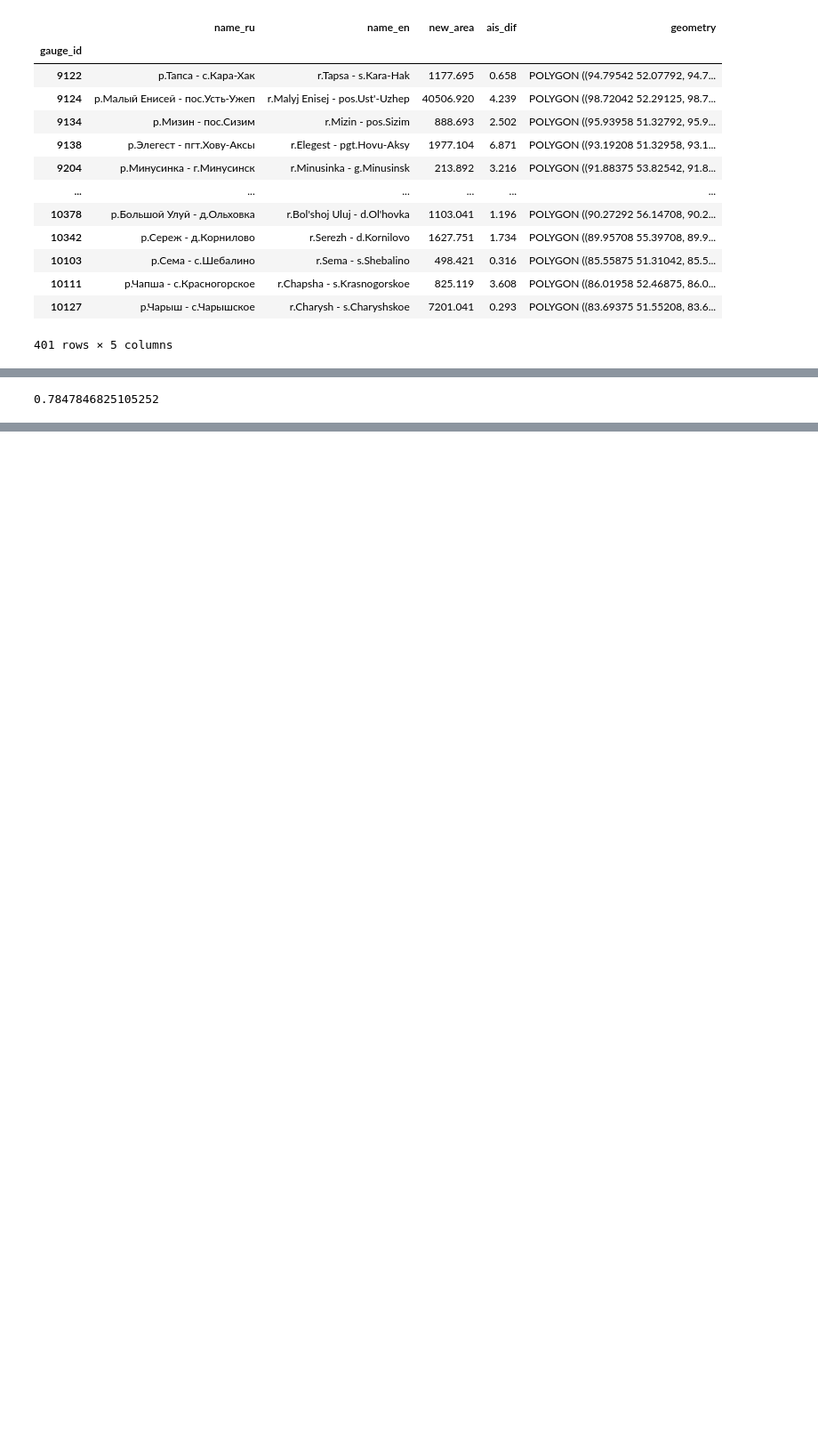
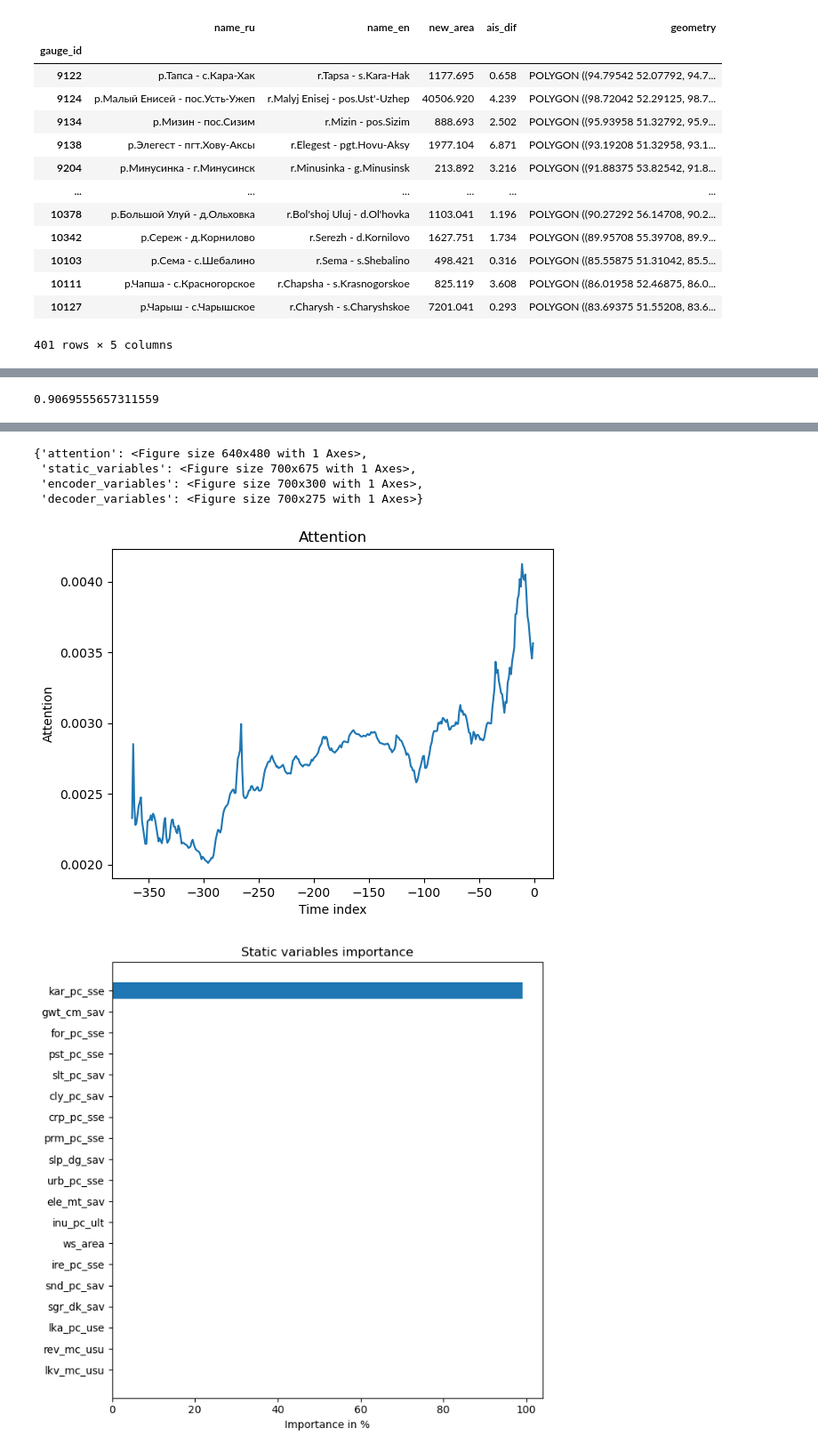
Before and after one commit to dmbrmv/my_dissertation, a Jupyter notebook: forecast/model_launch.ipynb, the cells around one changed output, grey strips where cells are left out. Shown at 89% size. Cells and saved outputs as stored; diff of their text form; code cells hidden in the pictures; blank space fills up the shorter version.

Commit message:
Runs with full epoch on TFT

```diff
--- a/forecast/model_launch.ipynb
+++ b/forecast/model_launch.ipynb
@@ -553,10 +543,0 @@ nc_file
-# %%
-
-res = list()
-for gauge in tqdm(val_df.gauge_id.unique()):
-    res.append(pred_res_builder(gauge_id=gauge,
-                                val_ts_ds=validation,
-                                with_plot=False))
-res = pd.concat(res)
-res.to_csv('./result/tft_predictions_256.csv',
-           index=False)
@@ -644,16 +627,4 @@ A Jupyter Widget
-# %%
-best_tft = TemporalFusionTransformer.load_from_checkpoint(
-    '/workspaces/my_dissertation/forecast/TFT_test_run_2gauges/lightning_logs/version_0/checkpoints/epoch=3-step=120.ckpt')
-
-res = list()
-for gauge in tqdm(val_df.gauge_id.unique()):
-    res.append(pred_res_builder(gauge_id=gauge,
-                                val_ts_ds=validation,
-                                with_plot=False))
-res = pd.concat(res)
-res.to_csv('./result/tft_predictions_test.csv',
-           index=False)
 # %%
-pd.read_csv('./result/tft_predictions_64.csv')['NSE'].median()
+pd.read_csv('./result/tft_no_static_pred_20epoch_RMSE_256.csv')['NSE'].median()
 # %% [output]
-0.7847846825105252
+0.9069555657311559
@@ -743,11 +641,26 @@ res.to_csv('./result/tft_predictions_6.csv',
            index=False)
 # %%
 best_tft = TemporalFusionTransformer.load_from_checkpoint(
-    '/workspaces/my_dissertation/forecast/TFT_914/lightning_logs/version_6/checkpoints/epoch=20-step=246057.ckpt')
-raw_predictions, _, x, _, _ = best_tft.predict(validation.filter(
-    lambda x: x.gauge_id == '10620').to_dataloader(train=False,
-                                                   batch_size=batch_size,
+    '/workspaces/my_dissertation/forecast/multi_gauge_256/lightning_logs/version_0/checkpoints/epoch=20-step=274596.ckpt')
+
+
+pred_id = '5461'
+file = open_for_tft(
+    nc_files=glob.glob(f'../geo_data/great_db/nc_all_q/{pred_id}.nc'),
+    static_path='../geo_data/attributes/geo_vector.csv',
+    area_index=ws_file.index,
+    meteo_predictors=meteo_input,
+    hydro_target=hydro_target)
+
+(train_ds, train_loader,
+    val_ds, val_loader, val_df,
+    scaler) = train_val_split(file)
+
+raw_predictions, _, x, _, _ = best_tft.predict(val_ds.filter(
+    lambda x: x.gauge_id == f'{pred_id}').to_dataloader(train=False,
+                                                   batch_size=128,
                                                    num_workers=8), mode="raw",
     return_x=True)
 interpretation = best_tft.interpret_output(raw_predictions, reduction="sum")
 best_tft.plot_interpretation(interpretation)
+# %% [output]
@@ -753,0 +672,6 @@ best_tft.plot_interpretation(interpretation)
+{'attention': <Figure size 640x480 with 1 Axes>,
+ 'static_variables': <Figure size 700x675 with 1 Axes>,
+ 'encoder_variables': <Figure size 700x300 with 1 Axes>,
+ 'decoder_variables': <Figure size 700x275 with 1 Axes>}
+[figure, added]
+[figure, added]
```
Also changed, not shown: parts of 27 cells of this notebook, 17 other files.
